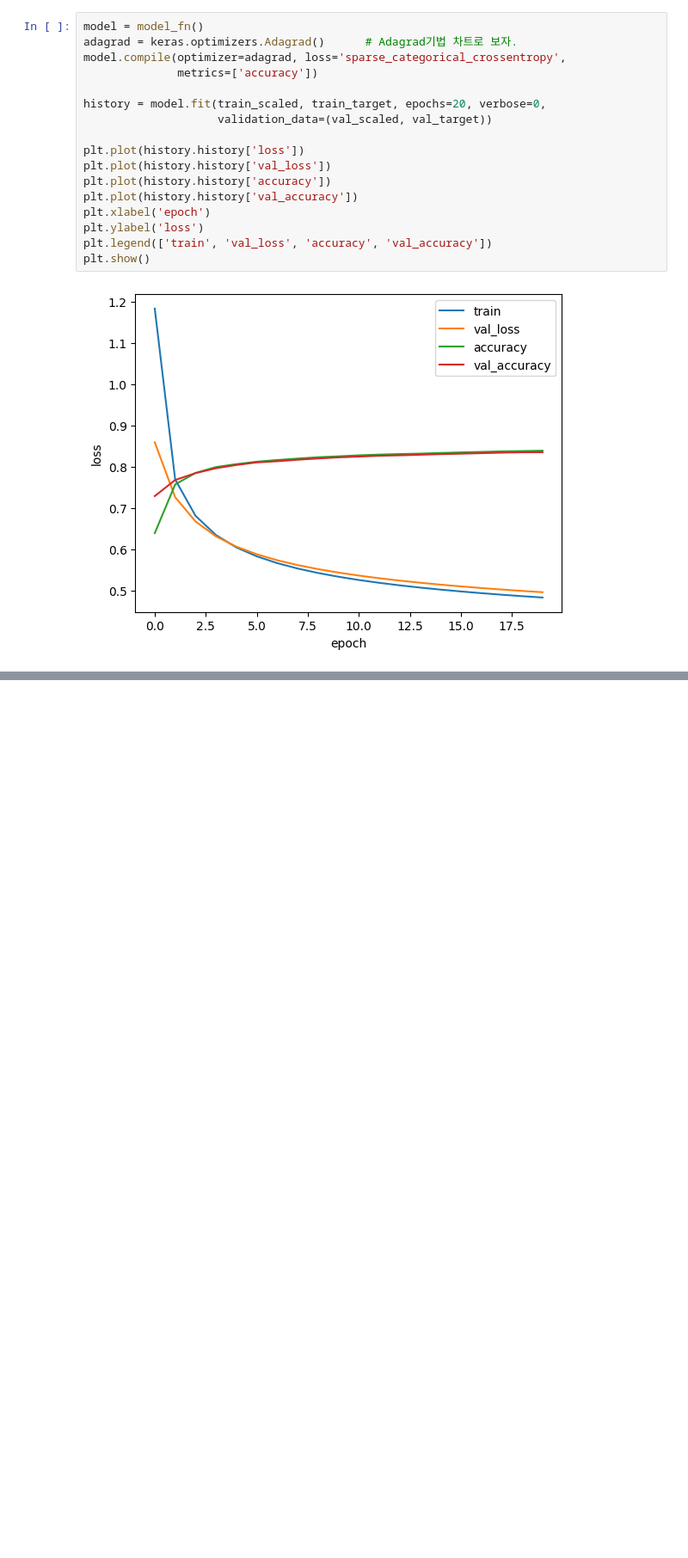
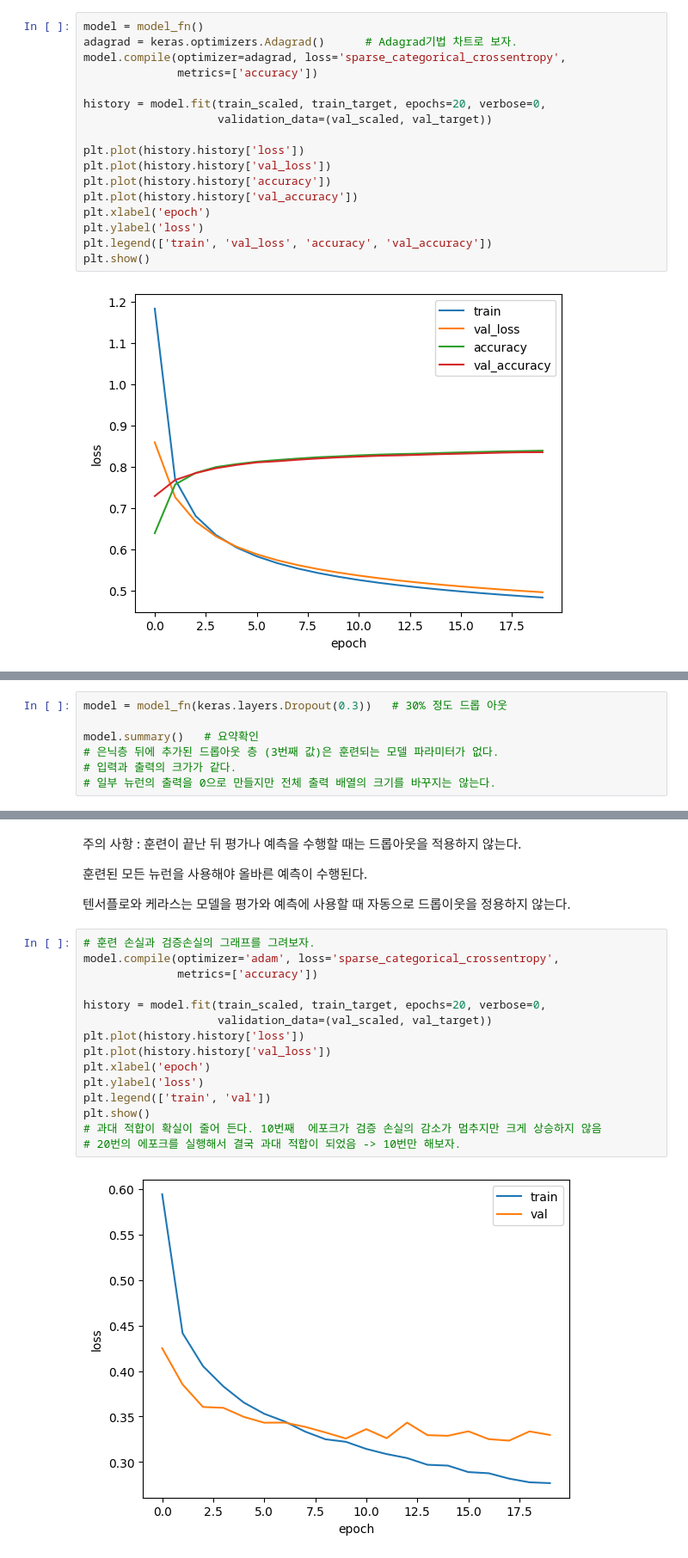
Before and after one commit to jyj0607040607/AIStudy24, a Jupyter notebook: 인공신경망기타도구.ipynb, the cells around one changed output, grey strips where cells are left out. Shown: that part at 86% size. Drawn from its saved outputs; the diff is of its cells as text; blank space fills up the shorter version.

Commit message:
드롭아웃, 쿨백, 조기종료, 케라스저장, 모델체크포인트

```diff
--- a/인공신경망기타도구.ipynb
+++ b/인공신경망기타도구.ipynb
@@ -272,0 +305,7 @@ plt.show()
+# %%
+model = model_fn(keras.layers.Dropout(0.3))   # 30% 정도 드롭 아웃
+
+model.summary()   # 요약확인
+# 은닉층 뒤에 추가된 드롭아웃 층 (3번째 값)은 훈련되는 모델 파라미터가 없다.
+# 입력과 출력의 크가가 같다.
+# 일부 뉴런의 출력을 0으로 만들지만 전체 출력 배열의 크기를 바꾸지는 않는다.
@@ -272,0 +328,23 @@ plt.show()
+# %% [markdown]
+주의 사항 : 훈련이 끝난 뒤 평가나 예측을 수행할 때는 드롭아웃을 적용하지 않는다.
+
+훈련된 모든 뉴런을 사용해야 올바른 예측이 수행된다.
+
+텐서플로와 케라스는 모델을 평가와 예측에 사용할 때 자동으로 드롭이웃을 정용하지 않는다.
+# %%
+# 훈련 손실과 검증손실의 그래프를 그려보자.
+model.compile(optimizer='adam', loss='sparse_categorical_crossentropy',
+              metrics=['accuracy'])
+
+history = model.fit(train_scaled, train_target, epochs=20, verbose=0,
+                    validation_data=(val_scaled, val_target))
+plt.plot(history.history['loss'])
+plt.plot(history.history['val_loss'])
+plt.xlabel('epoch')
+plt.ylabel('loss')
+plt.legend(['train', 'val'])
+plt.show()
+# 과대 적합이 확실이 줄어 든다. 10번째  에포크가 검증 손실의 감소가 멈추지만 크게 상승하지 않음
+# 20번의 에포크를 실행해서 결국 과대 적합이 되었음 -> 10번만 해보자.
+# %% [output]
+[figure, added]
```
Also changed, not shown: parts of 17 cells of this notebook.
